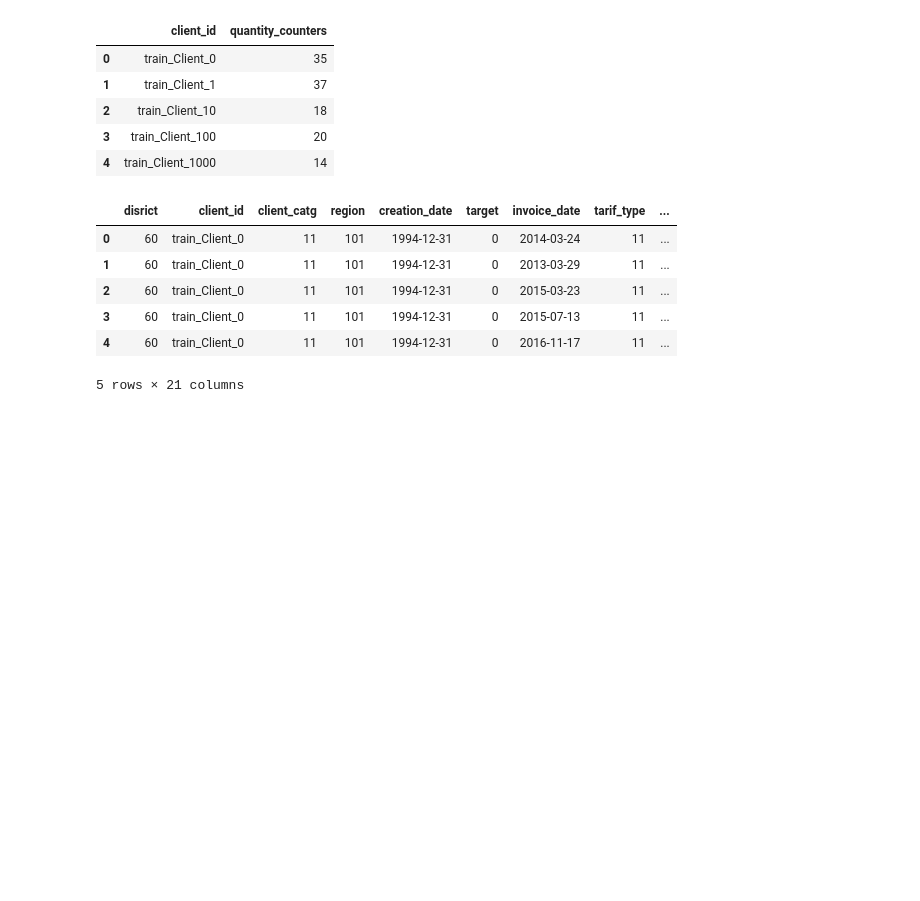
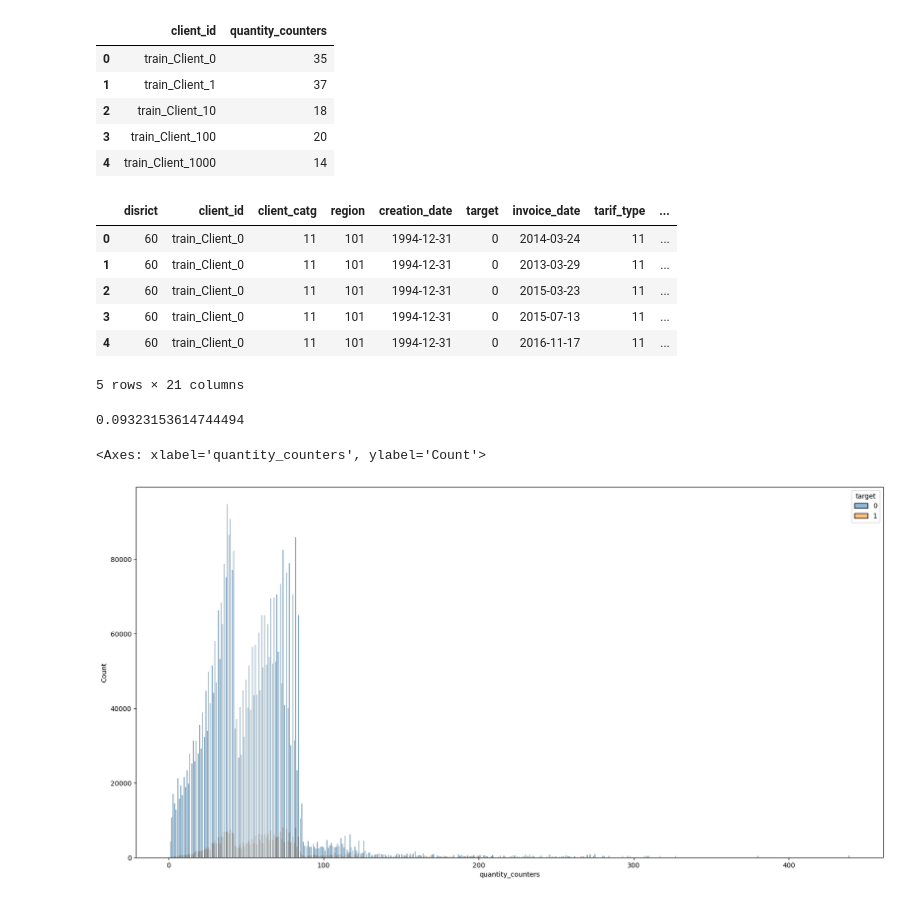
Before and after one commit to Cazta/fraud_detection_electricity_company, a Jupyter notebook: fraud_data_cleaning.ipynb, the cells around one changed output. Drawn from its saved outputs; the diff is of its cells as text; code cells hidden in the pictures; blank space fills up the shorter version.

```diff
--- a/fraud_data_cleaning.ipynb
+++ b/fraud_data_cleaning.ipynb
@@ -589,6 +613,16 @@ df_processed.head()
 | 3 | 60 | train_Client_0 | 11 | 101 | 1994-12-31 | 0 | 2015-07-13 | 11 | ... |
 | 4 | 60 | train_Client_0 | 11 | 101 | 1994-12-31 | 0 | 2016-11-17 | 11 | ... |
 5 rows × 21 columns
+# %%
+df_processed['quantity_counters'].corr(df_processed['target']) #  correlation is very low
+# %% [output]
+0.09323153614744494
+# %%
+fig = plt.figure(figsize=(20,10))
+sns.histplot(df_processed, x='quantity_counters', hue='target')
+# %% [output]
+<Axes: xlabel='quantity_counters', ylabel='Count'>
+[figure, added]
 # %%
 # drop client_id and counter_number
 df_processed.drop(['client_id','counter_number'] , inplace=True,axis=1)
```
Also changed, not shown: parts of 10 cells of this notebook, 1 other file.
